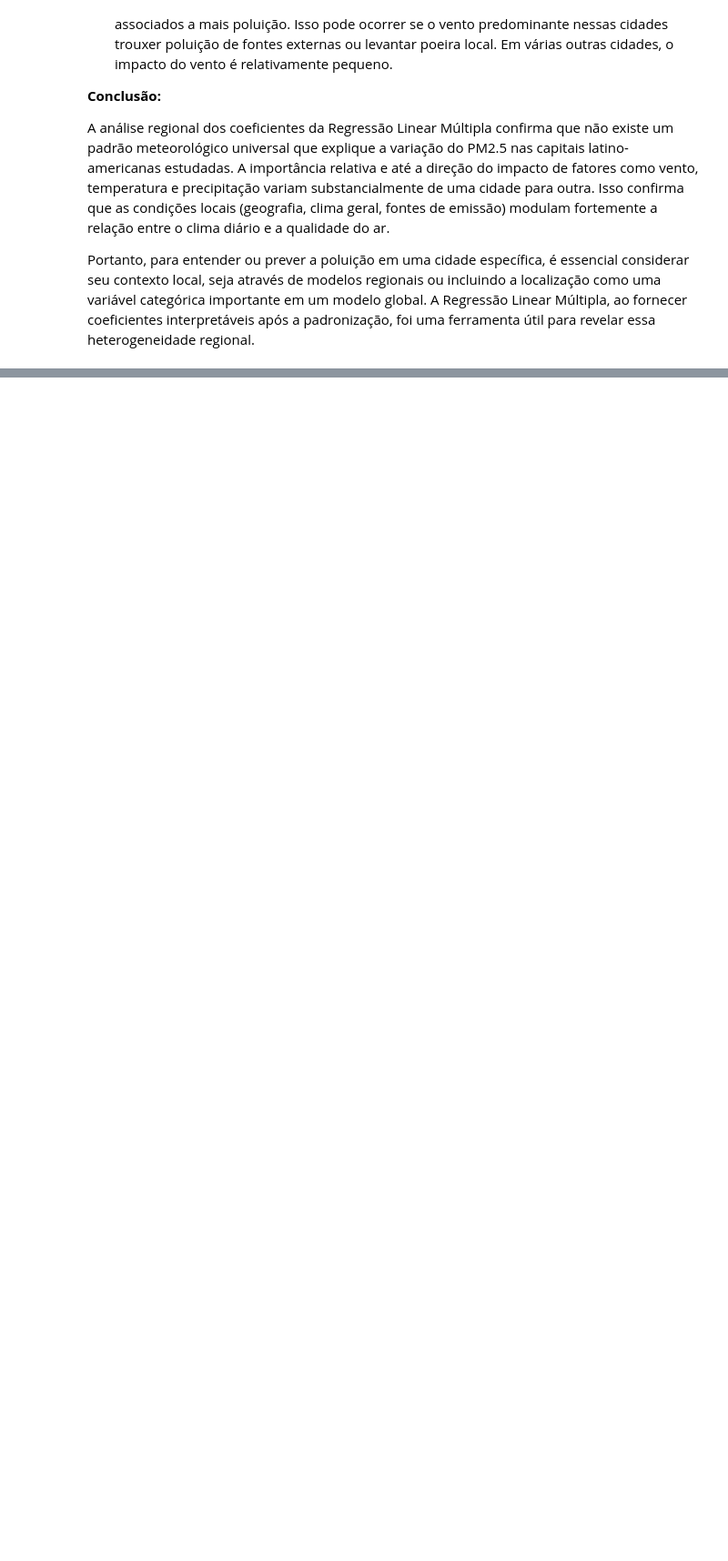
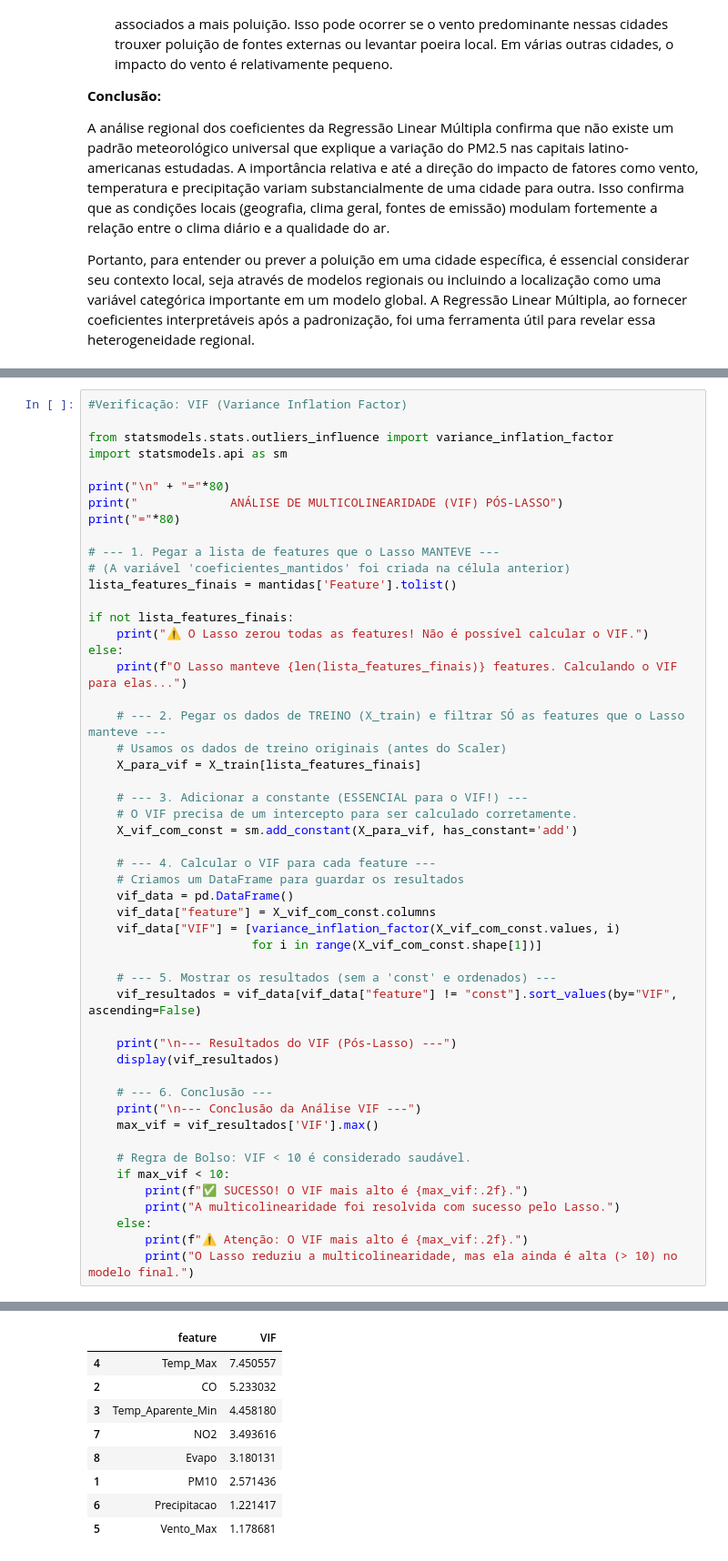
Before and after one commit to carolinabarcellos/AnaliseQualidadeAr, a Jupyter notebook: notebooks/Correlacao_e_Regressao.ipynb, the cells around one changed output, grey strips where cells are left out. Shown at 91% size. Saved outputs shown, nothing was run; the diff lists cells and outputs as text; blank space fills up the shorter version.

```diff
--- a/notebooks/Correlacao_e_Regressao.ipynb
+++ b/notebooks/Correlacao_e_Regressao.ipynb
@@ -1109,0 +901,52 @@ Portanto, para entender ou prever a poluição em uma cidade específica, é ess
+# %%
+#Verificação: VIF (Variance Inflation Factor)
+
+from statsmodels.stats.outliers_influence import variance_inflation_factor
+import statsmodels.api as sm
+
+print("\n" + "="*80)
+print("             ANÁLISE DE MULTICOLINEARIDADE (VIF) PÓS-LASSO")
+print("="*80)
+
+# --- 1. Pegar a lista de features que o Lasso MANTEVE ---
+# (A variável 'coeficientes_mantidos' foi criada na célula anterior)
+lista_features_finais = mantidas['Feature'].tolist()
+
+if not lista_features_finais:
+    print("⚠️ O Lasso zerou todas as features! Não é possível calcular o VIF.")
+else:
+    print(f"O Lasso manteve {len(lista_features_finais)} features. Calculando o VIF para elas...")
+
+    # --- 2. Pegar os dados de TREINO (X_train) e filtrar SÓ as features que o Lasso manteve ---
+    # Usamos os dados de treino originais (antes do Scaler)
+    X_para_vif = X_train[lista_features_finais]
+
+    # --- 3. Adicionar a constante (ESSENCIAL para o VIF!) ---
+    # O VIF precisa de um intercepto para ser calculado corretamente.
+    X_vif_com_const = sm.add_constant(X_para_vif, has_constant='add')
+
+    # --- 4. Calcular o VIF para cada feature ---
+    # Criamos um DataFrame para guardar os resultados
+    vif_data = pd.DataFrame()
+    vif_data["feature"] = X_vif_com_const.columns
+    vif_data["VIF"] = [variance_inflation_factor(X_vif_com_const.values, i)
+                       for i in range(X_vif_com_const.shape[1])]
+
+    # --- 5. Mostrar os resultados (sem a 'const' e ordenados) ---
+    vif_resultados = vif_data[vif_data["feature"] != "const"].sort_values(by="VIF", ascending=False)
+
+    print("\n--- Resultados do VIF (Pós-Lasso) ---")
+    display(vif_resultados)
+
+    # --- 6. Conclusão ---
+    print("\n--- Conclusão da Análise VIF ---")
+    max_vif = vif_resultados['VIF'].max()
+
+    # Regra de Bolso: VIF < 10 é considerado saudável.
+    if max_vif < 10:
+        print(f"✅ SUCESSO! O VIF mais alto é {max_vif:.2f}.")
+        print("A multicolinearidade foi resolvida com sucesso pelo Lasso.")
+    else:
+        print(f"⚠️ Atenção: O VIF mais alto é {max_vif:.2f}.")
+        print("O Lasso reduziu a multicolinearidade, mas ela ainda é alta (> 10) no modelo final.")
+# %% [output]
@@ -1109,0 +959,9 @@ Portanto, para entender ou prever a poluição em uma cidade específica, é ess
+|  | feature | VIF |
+| 4 | Temp_Max | 7.450557 |
+| 2 | CO | 5.233032 |
+| 3 | Temp_Aparente_Min | 4.458180 |
+| 7 | NO2 | 3.493616 |
+| 8 | Evapo | 3.180131 |
+| 1 | PM10 | 2.571436 |
+| 6 | Precipitacao | 1.221417 |
+| 5 | Vento_Max | 1.178681 |
```
Also changed, not shown: parts of 35 cells of this notebook.
